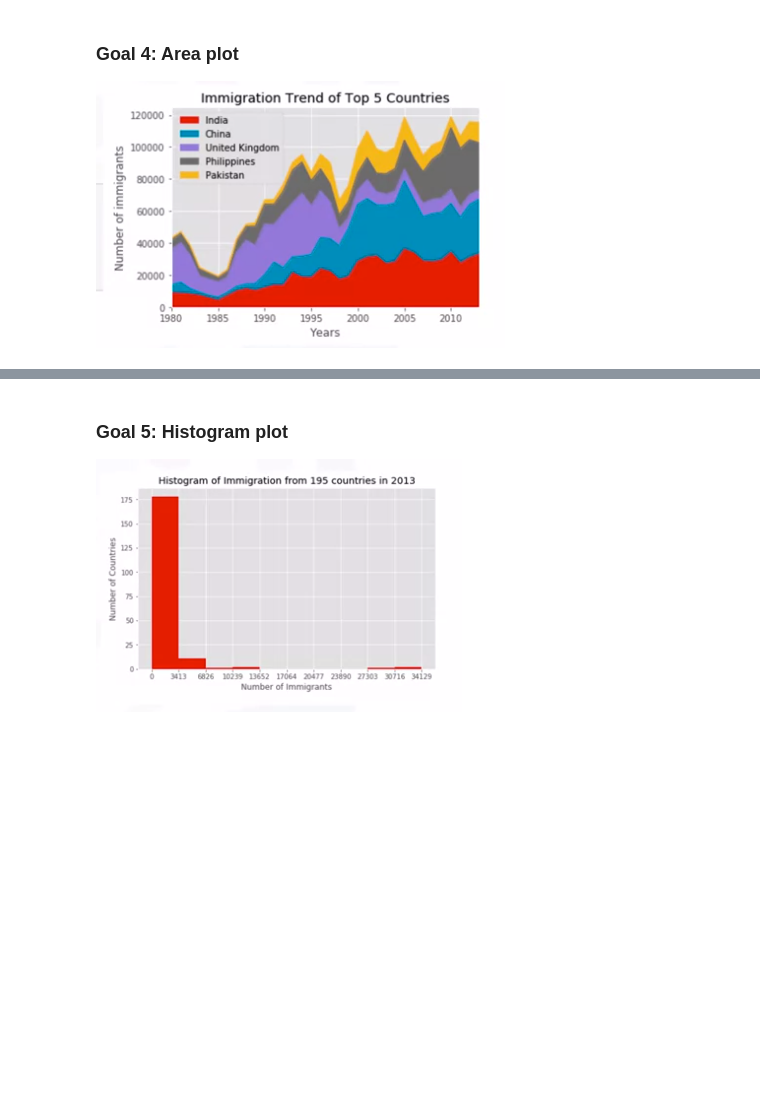
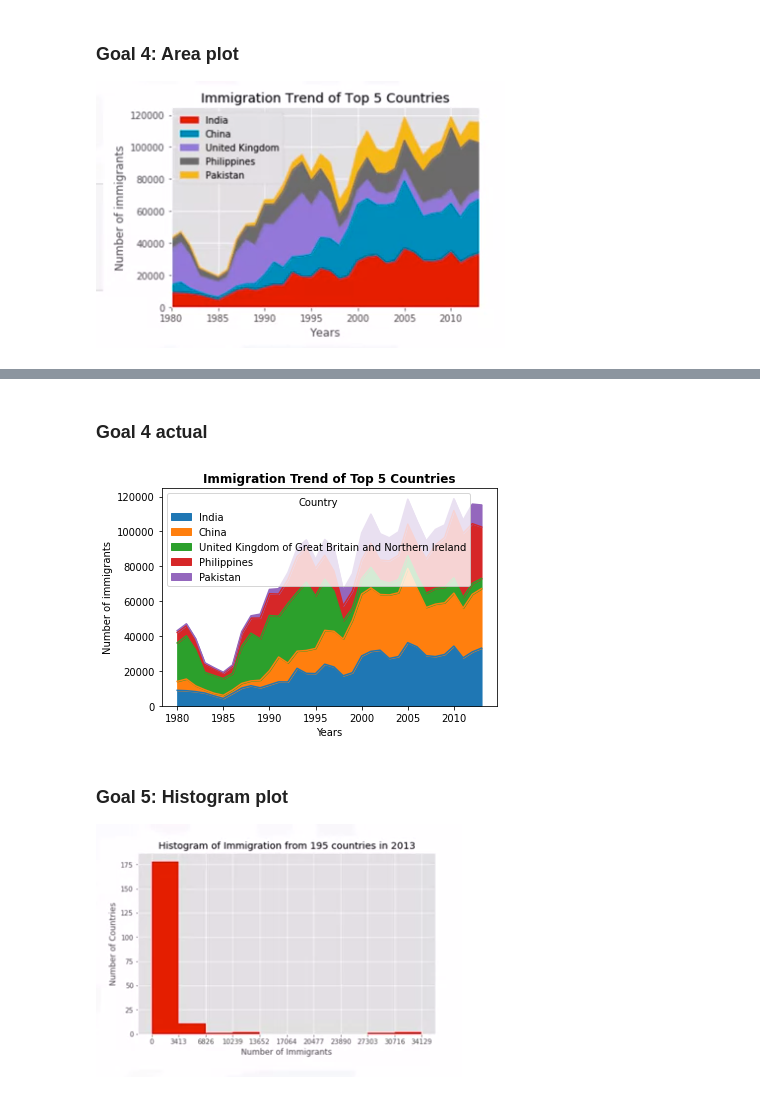
Before and after one commit to mpb312/matplotlib_coursera, a Jupyter notebook: my_practice.ipynb, the cells around one changed output, grey strips where cells are left out. Saved outputs shown, nothing was run; the diff lists cells and outputs as text; code cells hidden in the pictures; blank space fills up the shorter version.

```diff
--- a/my_practice.ipynb
+++ b/my_practice.ipynb
@@ -96,3 +115,21 @@ plt.show()
+# %% [markdown]
+### Goal 4 actual
+# %%
+years = list(map(str,range(1980,2014)))
+
+df_canada.sort_values('Total', ascending=False, axis=0, inplace=True)
+
+df_top5 = df_canada.head()
+df_top5 = df_top5[years].transpose()
+
+df_top5.plot(kind='area')
+plt.title('Immigration Trend of Top 5 Countries',fontweight='bold')
+plt.ylabel('Number of immigrants')
+plt.xlabel('Years')
+
+plt.show()
+# %% [output]
+[figure, added]
 # %% [markdown]
 ### Goal 5: Histogram plot
 
```
Also changed, not shown: parts of 27 cells of this notebook.
